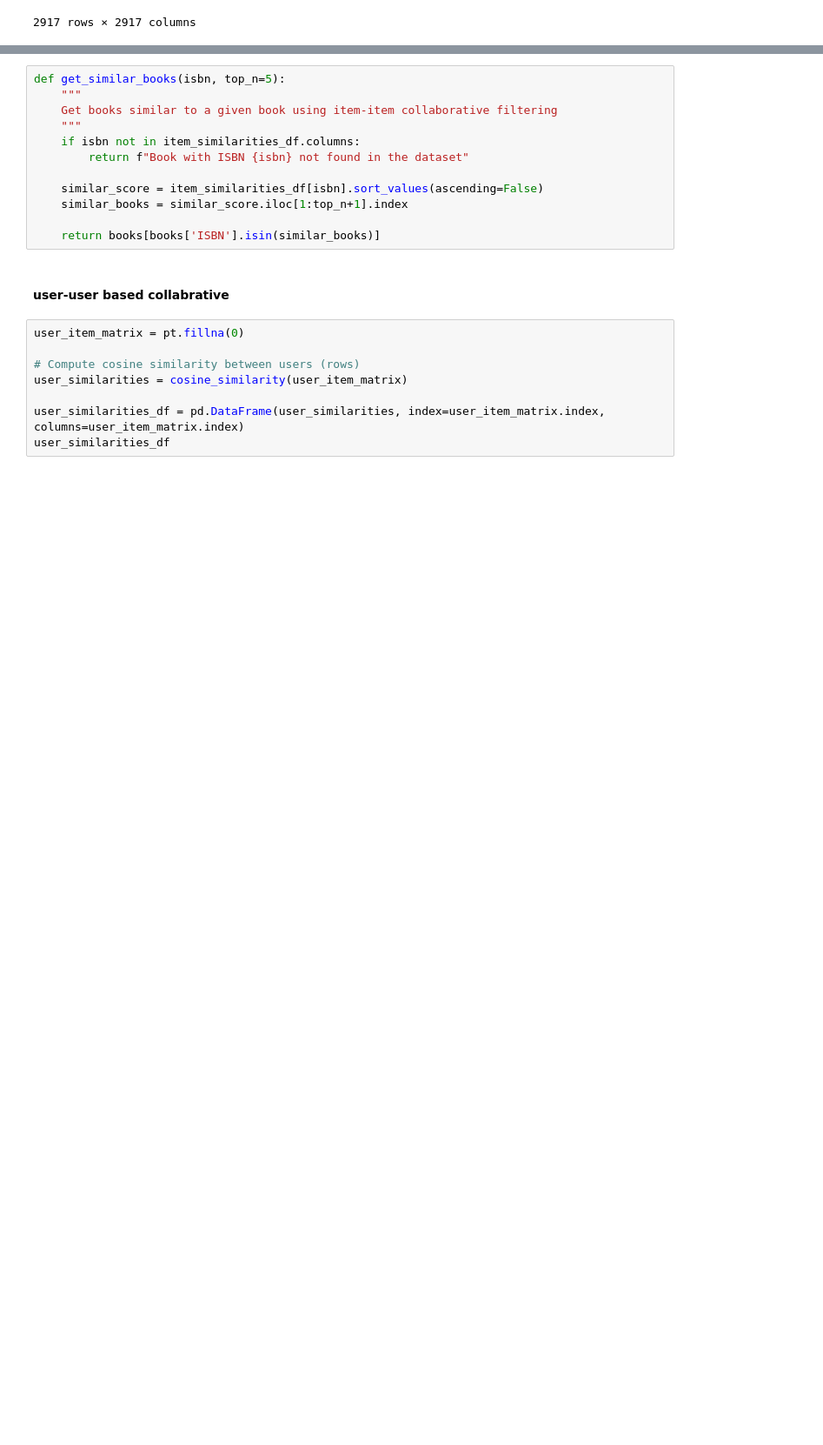
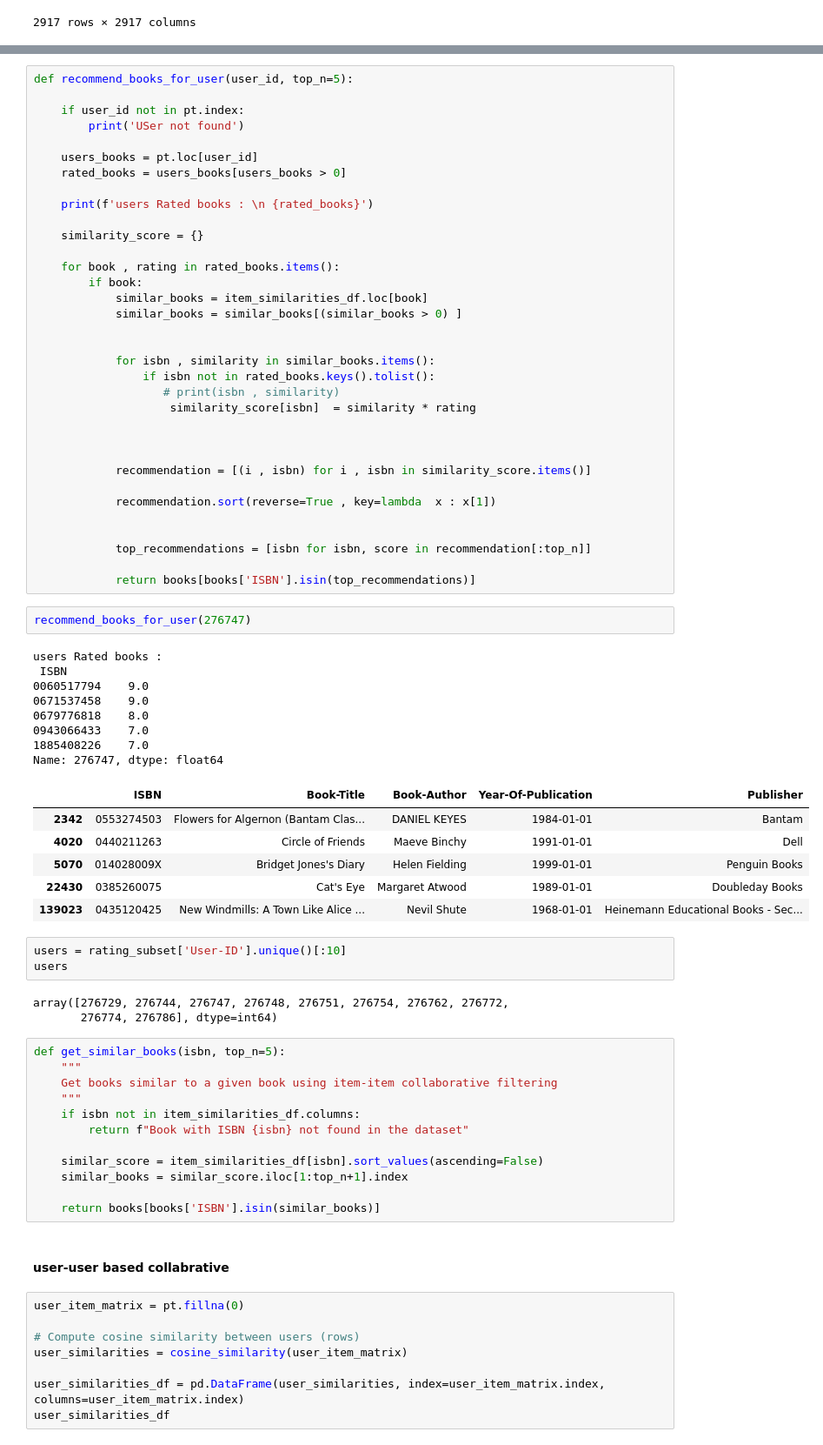
Before and after one commit to Ashish9743/Recommendation_system, a Jupyter notebook: Personalised (collabrative).ipynb, the cells around one changed output, grey strips where cells are left out. Shown: that part at 87% size. Saved outputs shown, nothing was run; the diff lists cells and outputs as text; blank space fills up the shorter version.

Commit message:
completed item-item recommendation

```diff
--- a/Personalised (collabrative).ipynb
+++ b/Personalised (collabrative).ipynb
@@ -211,3 +217,60 @@ item_similarities_df
+# %%
+def recommend_books_for_user(user_id, top_n=5):
+
+    if user_id not in pt.index:
+        print('USer not found')
+
+    users_books = pt.loc[user_id]
+    rated_books = users_books[users_books > 0]
+
+    print(f'users Rated books : \n {rated_books}')
+
+    similarity_score = {}
+
+    for book , rating in rated_books.items():
+        if book:
+            similar_books = item_similarities_df.loc[book]
+            similar_books = similar_books[(similar_books > 0) ]
+
+
+            for isbn , similarity in similar_books.items():
+                if isbn not in rated_books.keys().tolist():
+                   # print(isbn , similarity)
+                    similarity_score[isbn]  = similarity * rating
+
+
+
+            recommendation = [(i , isbn) for i , isbn in similarity_score.items()]
+
+            recommendation.sort(reverse=True , key=lambda  x : x[1])
+
+
+            top_recommendations = [isbn for isbn, score in recommendation[:top_n]]
+
+            return books[books['ISBN'].isin(top_recommendations)]
+# %%
+recommend_books_for_user(276747)
+# %% [output]
+users Rated books :
+ ISBN
+0060517794    9.0
+0671537458    9.0
+0679776818    8.0
+0943066433    7.0
+1885408226    7.0
+Name: 276747, dtype: float64
+|  | ISBN | Book-Title | Book-Author | Year-Of-Publication | Publisher |
+| 2342 | 0553274503 | Flowers for Algernon (Bantam Clas... | DANIEL KEYES | 1984-01-01 | Bantam |
+| 4020 | 0440211263 | Circle of Friends | Maeve Binchy | 1991-01-01 | Dell |
+| 5070 | 014028009X | Bridget Jones's Diary | Helen Fielding | 1999-01-01 | Penguin Books |
+| 22430 | 0385260075 | Cat's Eye | Margaret Atwood | 1989-01-01 | Doubleday Books |
+| 139023 | 0435120425 | New Windmills: A Town Like Alice ... | Nevil Shute | 1968-01-01 | Heinemann Educational Books - Sec... |
+# %%
+users = rating_subset['User-ID'].unique()[:10]
+users
+# %% [output]
+array([276729, 276744, 276747, 276748, 276751, 276754, 276762, 276772,
+       276774, 276786], dtype=int64)
 # %%
 def get_similar_books(isbn, top_n=5):
     """
```
Also changed, not shown: parts of 1 cell of this notebook.
